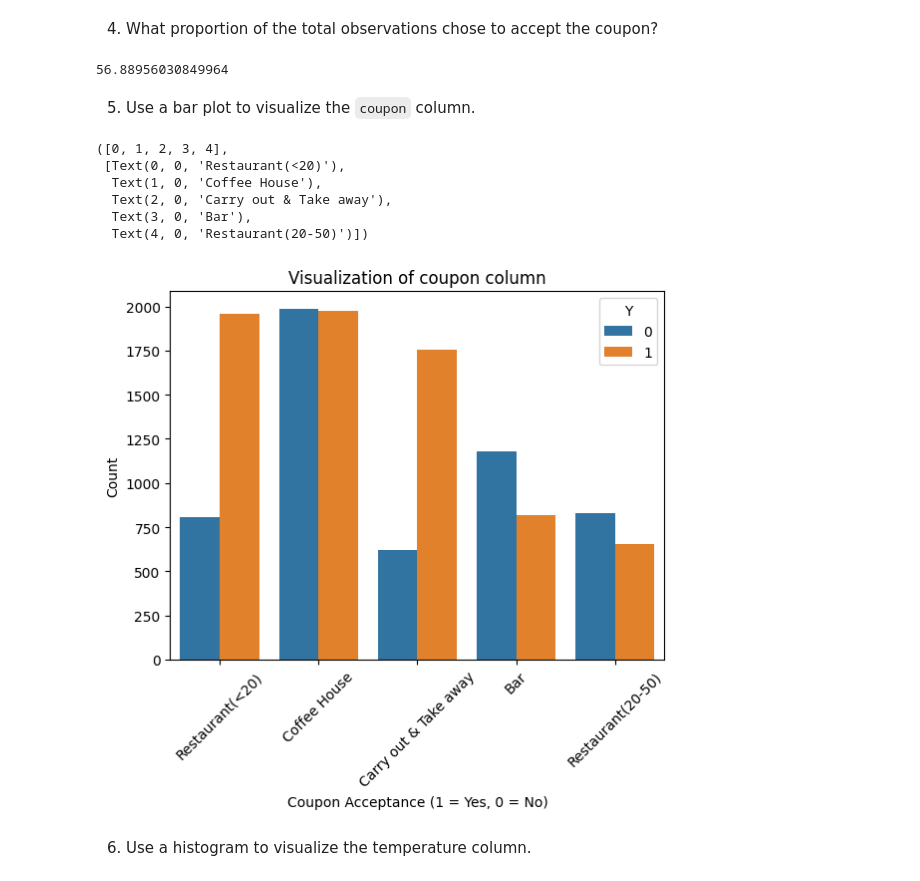
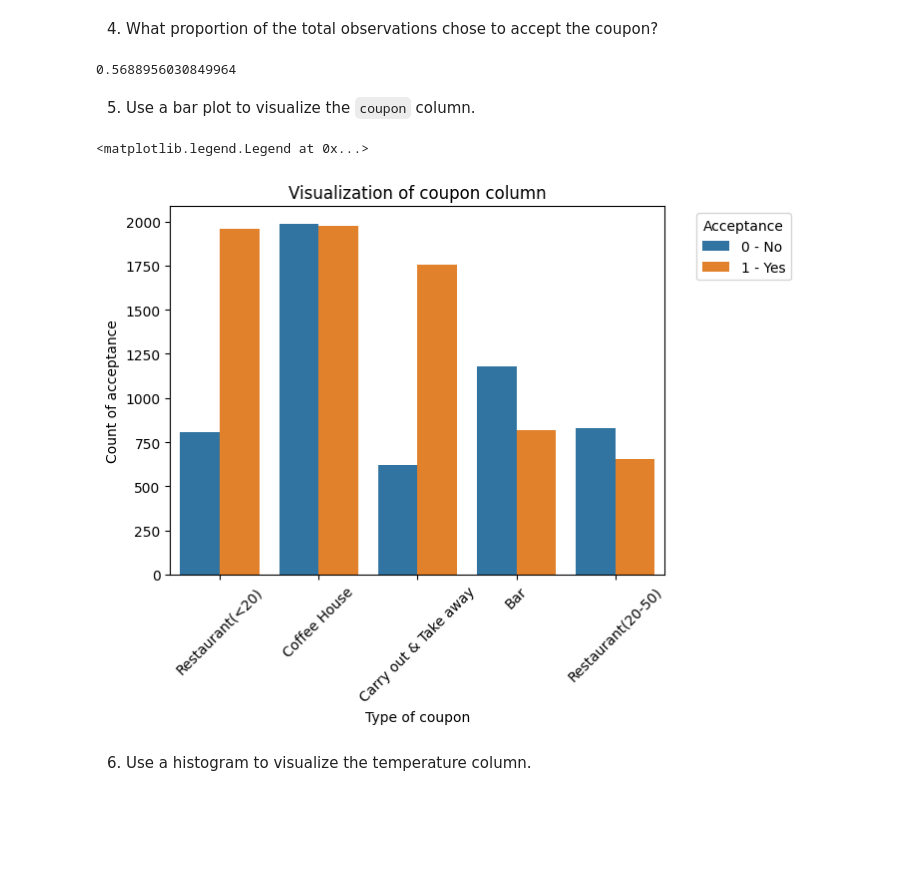
Before and after one commit to vbudhiraja/PCMLAI-Practical-Application-1, a Jupyter notebook: prompt.ipynb, the cells around one changed output. Drawn from its saved outputs; the diff is of its cells as text; code cells hidden in the pictures; blank space fills up the shorter version.

```diff
--- a/prompt.ipynb
+++ b/prompt.ipynb
@@ -135,25 +135,21 @@ df.head()
 #Using query
 #(df.query('Y == 1')['Y'].count()  / df.query('Y')['Y'].count()) * 100
 #Using Stats
-df['Y'].mean() * 100
+df['Y'].mean()
 # %% [output]
-56.88956030849964
+0.5688956030849964
 # %% [markdown]
 5. Use a bar plot to visualize the `coupon` column.
 # %%
 sns.countplot(x='coupon', hue='Y', data=df)
 plt.title('Visualization of coupon column')
-plt.xlabel('Coupon Acceptance (1 = Yes, 0 = No)')
-plt.ylabel('Count')
+plt.xlabel('Type of coupon')
+plt.ylabel('Count of acceptance')
 plt.xticks(rotation=45)
+plt.legend(title='Acceptance',bbox_to_anchor=(1.05, 1), loc='upper left', labels=[ '0 - No','1 - Yes'])
 # %% [output]
-([0, 1, 2, 3, 4],
- [Text(0, 0, 'Restaurant(<20)'),
-  Text(1, 0, 'Coffee House'),
-  Text(2, 0, 'Carry out & Take away'),
-  Text(3, 0, 'Bar'),
-  Text(4, 0, 'Restaurant(20-50)')])
+<matplotlib.legend.Legend at 0x...>
-[figure, old version]
+[figure, new version]
 # %% [markdown]
 6. Use a histogram to visualize the temperature column.
 # %%
```
Also changed, not shown: parts of 15 cells of this notebook, 2 other files.
